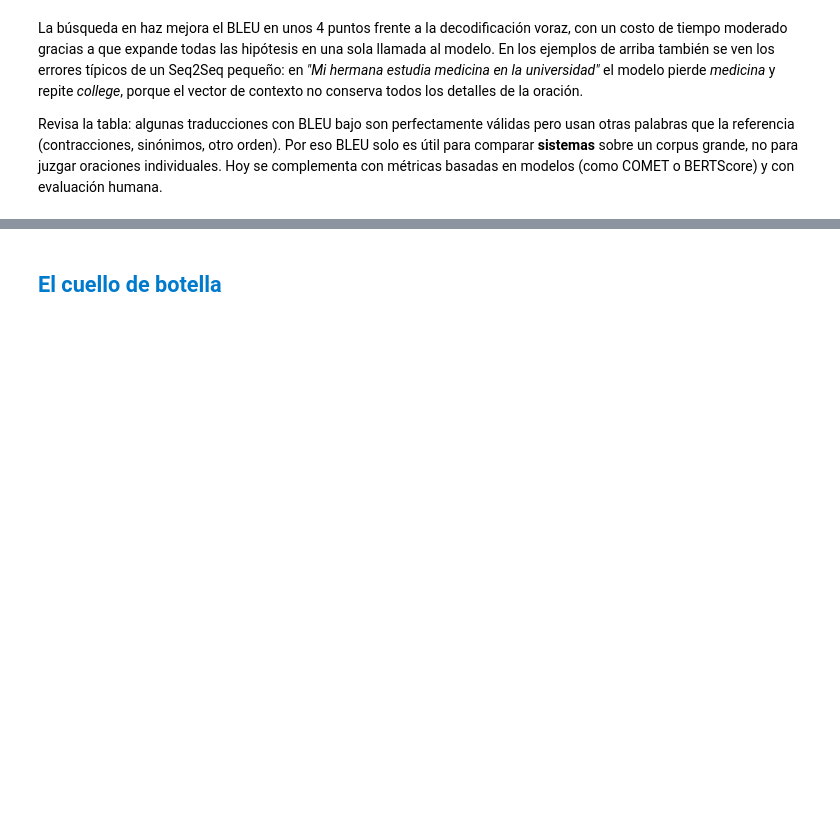
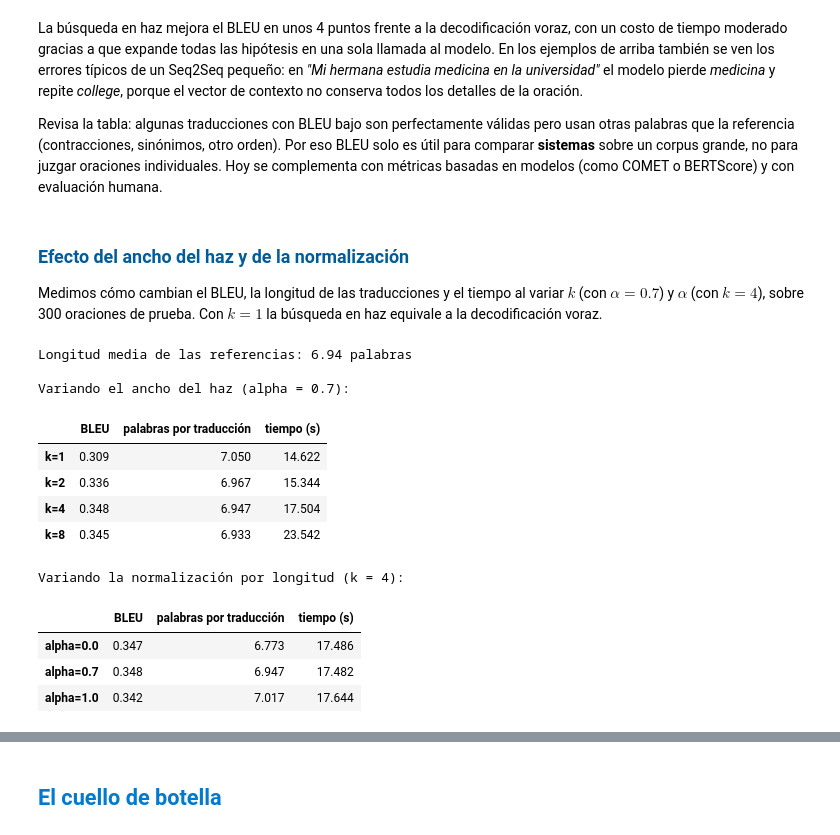
Before and after one commit to contreras-juan/procesamiento_lenguaje_natural, a Jupyter notebook: Cuadernos/14_Seq2Seq.ipynb, the cells around one changed output, grey strips where cells are left out. Saved outputs shown, nothing was run; the diff lists cells and outputs as text; code cells hidden in the pictures; blank space fills up the shorter version.

```diff
--- a/Cuadernos/14_Seq2Seq.ipynb
+++ b/Cuadernos/14_Seq2Seq.ipynb
@@ -425,3 +691,39 @@ pd.DataFrame(filas)
 La búsqueda en haz mejora el BLEU en unos 4 puntos frente a la decodificación voraz, con un costo de tiempo moderado gracias a que expande todas las hipótesis en una sola llamada al modelo. En los ejemplos de arriba también se ven los errores típicos de un Seq2Seq pequeño: en *"Mi hermana estudia medicina en la universidad"* el modelo pierde *medicina* y repite *college*, porque el vector de contexto no conserva todos los detalles de la oración.
 
 Revisa la tabla: algunas traducciones con BLEU bajo son perfectamente válidas pero usan otras palabras que la referencia (contracciones, sinónimos, otro orden). Por eso BLEU solo es útil para comparar **sistemas** sobre un corpus grande, no para juzgar oraciones individuales. Hoy se complementa con métricas basadas en modelos (como COMET o BERTScore) y con evaluación humana.
+# %% [markdown]
+<h3 style="color: #005C99;">Efecto del ancho del haz y de la normalización</h3>
+
+Medimos cómo cambian el BLEU, la longitud de las traducciones y el tiempo al variar $k$ (con $\alpha = 0.7$) y $\alpha$ (con $k = 4$), sobre 300 oraciones de prueba. Con $k = 1$ la búsqueda en haz equivale a la decodificación voraz.
+# %%
+muestra_k = test_pares[:300]
+refs_k = [[tokens_en(en)] for _, en in muestra_k]
+
+
+def evaluar_haz(**kwargs):
+    inicio = time.perf_counter()
+    hips = [traducir_haz(es, **kwargs).split() for es, _ in muestra_k]
+    return {"BLEU": corpus_bleu(refs_k, hips),
+            "palabras por traducción": np.mean([len(h) for h in hips]),
+            "tiempo (s)": time.perf_counter() - inicio}
+
+
+print(f"Longitud media de las referencias: {np.mean([len(r[0]) for r in refs_k]):.2f} palabras\n")
+print("Variando el ancho del haz (alpha = 0.7):")
+display(pd.DataFrame({f"k={k}": evaluar_haz(k=k) for k in [1, 2, 4, 8]}).T.round(3))
+print("Variando la normalización por longitud (k = 4):")
+display(pd.DataFrame({f"alpha={a}": evaluar_haz(k=4, alpha=a) for a in [0.0, 0.7, 1.0]}).T.round(3))
+# %% [output]
+Longitud media de las referencias: 6.94 palabras
+
+Variando el ancho del haz (alpha = 0.7):
+|  | BLEU | palabras por traducción | tiempo (s) |
+| k=1 | 0.309 | 7.050 | 14.622 |
+| k=2 | 0.336 | 6.967 | 15.344 |
+| k=4 | 0.348 | 6.947 | 17.504 |
+| k=8 | 0.345 | 6.933 | 23.542 |
+Variando la normalización por longitud (k = 4):
+|  | BLEU | palabras por traducción | tiempo (s) |
+| alpha=0.0 | 0.347 | 6.773 | 17.486 |
+| alpha=0.7 | 0.348 | 6.947 | 17.482 |
+| alpha=1.0 | 0.342 | 7.017 | 17.644 |
```
Also changed, not shown: parts of 19 cells of this notebook.
